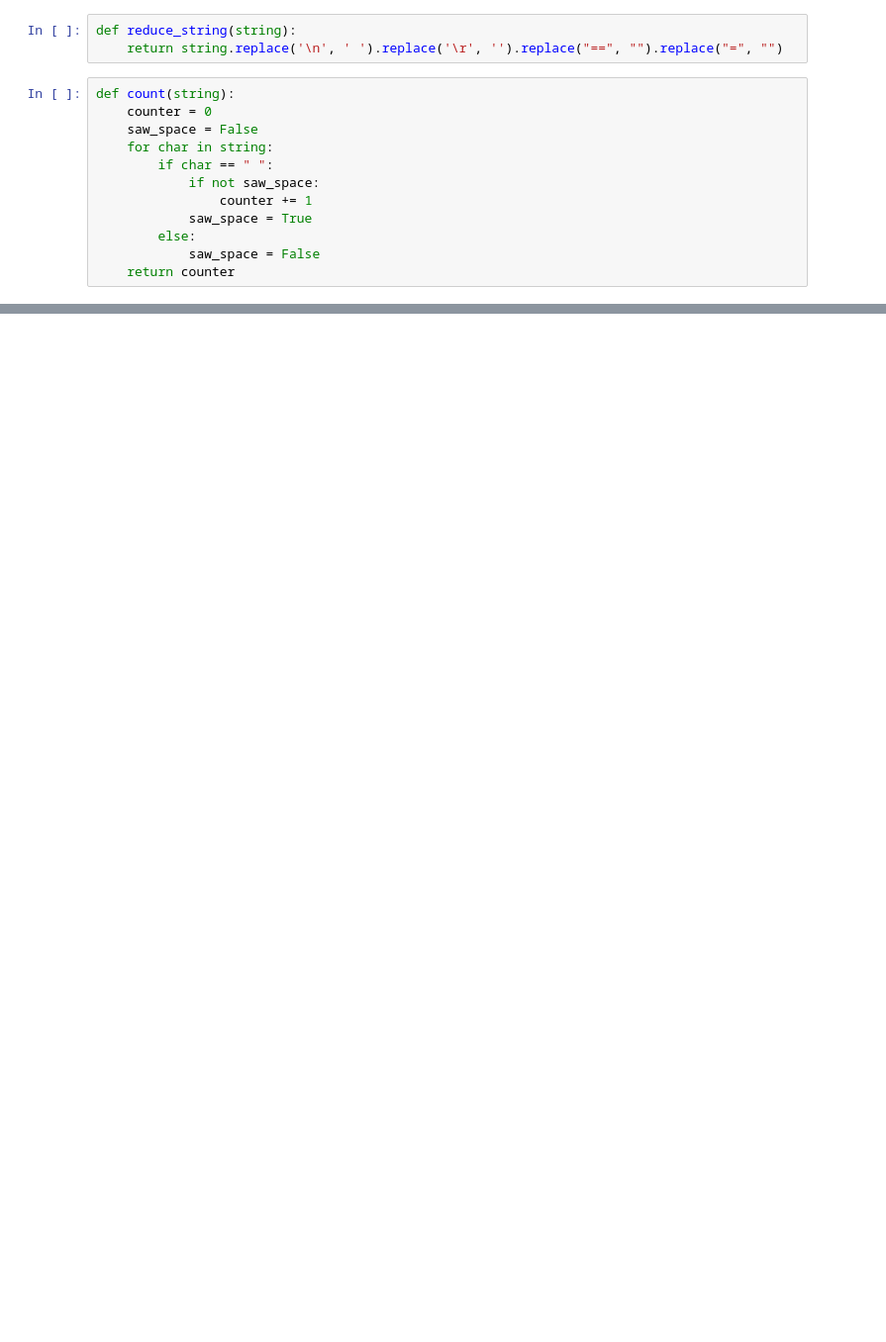
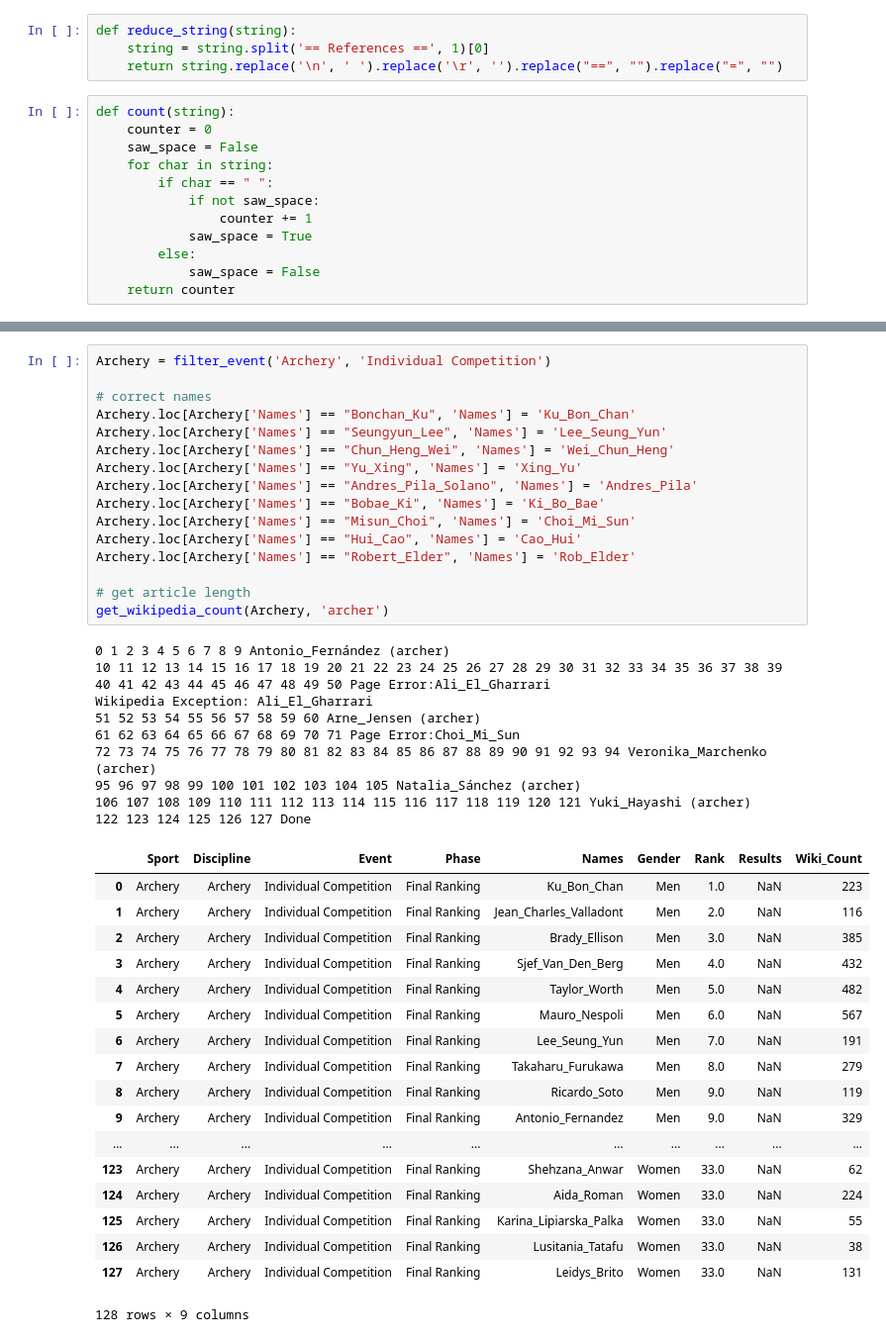
Before and after one commit to Tumbraegel/data-science-project, a Jupyter notebook: Olympic_Dataset_Get_Wikpedia.ipynb, the cells around one changed output, grey strips where cells are left out. Shown at 99% size. Cells and saved outputs as stored; diff of their text form; blank space fills up the shorter version.

```diff
--- a/Olympic_Dataset_Get_Wikpedia.ipynb
+++ b/Olympic_Dataset_Get_Wikpedia.ipynb
@@ -6,5 +9,6 @@ results = pd.read_excel('Results_Rio_2016.xlsx')
 # %%
 def reduce_string(string):
+    string = string.split('== References ==', 1)[0]
     return string.replace('\n', ' ').replace('\r', '').replace("==", "").replace("=", "")
 # %%
 def count(string):
@@ -98,0 +172,44 @@ Error
+# %%
+Archery = filter_event('Archery', 'Individual Competition')
+
+# correct names
+Archery.loc[Archery['Names'] == "Bonchan_Ku", 'Names'] = 'Ku_Bon_Chan'
+Archery.loc[Archery['Names'] == "Seungyun_Lee", 'Names'] = 'Lee_Seung_Yun'
+Archery.loc[Archery['Names'] == "Chun_Heng_Wei", 'Names'] = 'Wei_Chun_Heng'
+Archery.loc[Archery['Names'] == "Yu_Xing", 'Names'] = 'Xing_Yu'
+Archery.loc[Archery['Names'] == "Andres_Pila_Solano", 'Names'] = 'Andres_Pila'
+Archery.loc[Archery['Names'] == "Bobae_Ki", 'Names'] = 'Ki_Bo_Bae'
+Archery.loc[Archery['Names'] == "Misun_Choi", 'Names'] = 'Choi_Mi_Sun'
+Archery.loc[Archery['Names'] == "Hui_Cao", 'Names'] = 'Cao_Hui'
+Archery.loc[Archery['Names'] == "Robert_Elder", 'Names'] = 'Rob_Elder'
+
+# get article length
+get_wikipedia_count(Archery, 'archer')
+# %% [output]
+0 1 2 3 4 5 6 7 8 9 Antonio_Fernández (archer)
+10 11 12 13 14 15 16 17 18 19 20 21 22 23 24 25 26 27 28 29 30 31 32 33 34 35 36 37 38 39 40 41 42 43 44 45 46 47 48 49 50 Page Error:Ali_El_Gharrari
+Wikipedia Exception: Ali_El_Gharrari
+51 52 53 54 55 56 57 58 59 60 Arne_Jensen (archer)
+61 62 63 64 65 66 67 68 69 70 71 Page Error:Choi_Mi_Sun
+72 73 74 75 76 77 78 79 80 81 82 83 84 85 86 87 88 89 90 91 92 93 94 Veronika_Marchenko (archer)
+95 96 97 98 99 100 101 102 103 104 105 Natalia_Sánchez (archer)
+106 107 108 109 110 111 112 113 114 115 116 117 118 119 120 121 Yuki_Hayashi (archer)
+122 123 124 125 126 127 Done
+|  | Sport | Discipline | Event | Phase | Names | Gender | Rank | Results | Wiki_Count |
+| 0 | Archery | Archery | Individual Competition | Final Ranking | Ku_Bon_Chan | Men | 1.0 | NaN | 223 |
+| 1 | Archery | Archery | Individual Competition | Final Ranking | Jean_Charles_Valladont | Men | 2.0 | NaN | 116 |
+| 2 | Archery | Archery | Individual Competition | Final Ranking | Brady_Ellison | Men | 3.0 | NaN | 385 |
+| 3 | Archery | Archery | Individual Competition | Final Ranking | Sjef_Van_Den_Berg | Men | 4.0 | NaN | 432 |
+| 4 | Archery | Archery | Individual Competition | Final Ranking | Taylor_Worth | Men | 5.0 | NaN | 482 |
+| 5 | Archery | Archery | Individual Competition | Final Ranking | Mauro_Nespoli | Men | 6.0 | NaN | 567 |
+| 6 | Archery | Archery | Individual Competition | Final Ranking | Lee_Seung_Yun | Men | 7.0 | NaN | 191 |
+| 7 | Archery | Archery | Individual Competition | Final Ranking | Takaharu_Furukawa | Men | 8.0 | NaN | 279 |
+| 8 | Archery | Archery | Individual Competition | Final Ranking | Ricardo_Soto | Men | 9.0 | NaN | 119 |
+| 9 | Archery | Archery | Individual Competition | Final Ranking | Antonio_Fernandez | Men | 9.0 | NaN | 329 |
+| ... | ... | ... | ... | ... | ... | ... | ... | ... | ... |
+| 123 | Archery | Archery | Individual Competition | Final Ranking | Shehzana_Anwar | Women | 33.0 | NaN | 62 |
+| 124 | Archery | Archery | Individual Competition | Final Ranking | Aida_Roman | Women | 33.0 | NaN | 224 |
+| 125 | Archery | Archery | Individual Competition | Final Ranking | Karina_Lipiarska_Palka | Women | 33.0 | NaN | 55 |
+| 126 | Archery | Archery | Individual Competition | Final Ranking | Lusitania_Tatafu | Women | 33.0 | NaN | 38 |
+| 127 | Archery | Archery | Individual Competition | Final Ranking | Leidys_Brito | Women | 33.0 | NaN | 131 |
+128 rows × 9 columns
```
Also changed, not shown: parts of 23 cells of this notebook, 6 other files.
